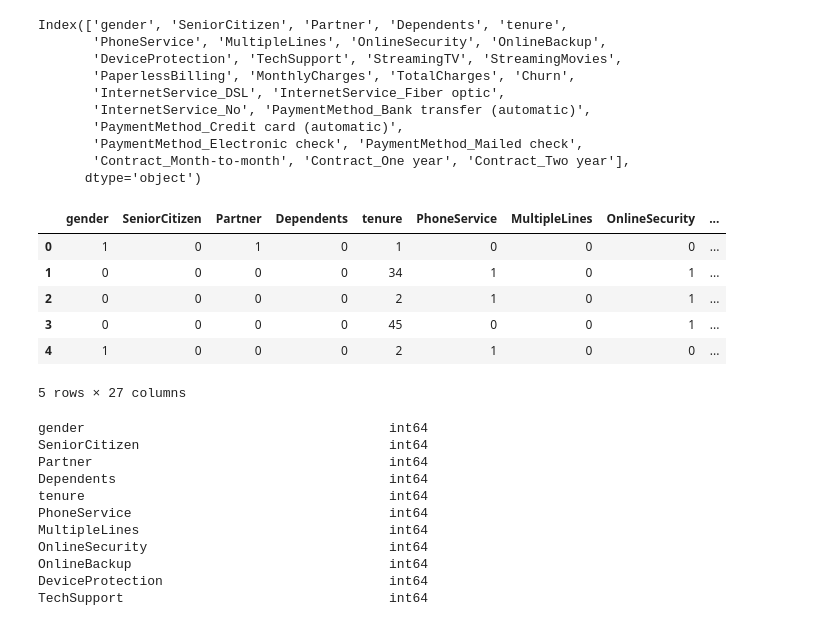
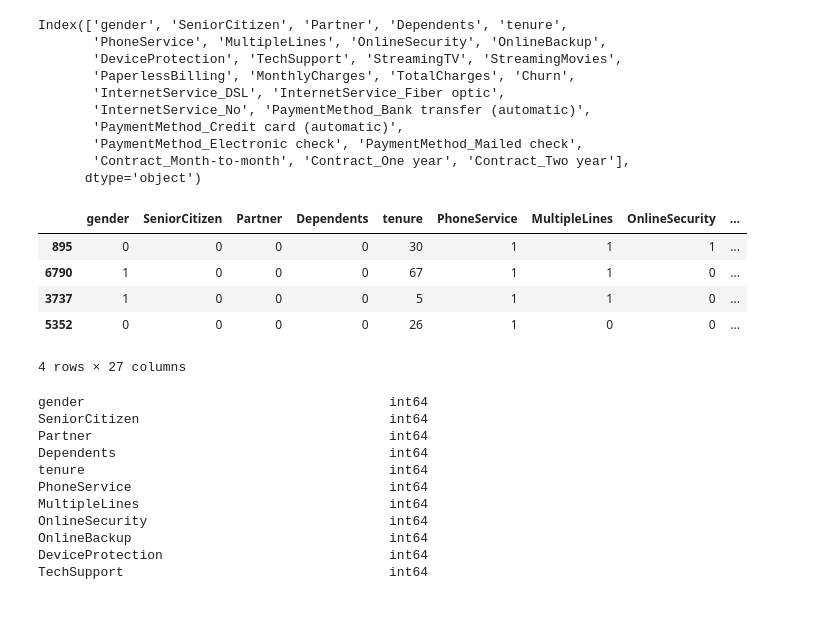
Before and after one commit to i-vanshika/Customer-Churn-Prediction-Using-ANN, a Jupyter notebook: Customer_churn .ipynb, the cells around one changed output. Cells and saved outputs as stored; diff of their text form; code cells hidden in the pictures.

```diff
--- a/Customer_churn .ipynb
+++ b/Customer_churn .ipynb
@@ -400,15 +439,15 @@ Index(['gender', 'SeniorCitizen', 'Partner', 'Dependents', 'tenure',
        'Contract_Month-to-month', 'Contract_One year', 'Contract_Two year'],
       dtype='object')
 # %%
-df2.head()
+df2.sample(4)
+# Removed 3 columns an added 10 columns hence 27 columns
 # %% [output]
 |  | gender | SeniorCitizen | Partner | Dependents | tenure | PhoneService | MultipleLines | OnlineSecurity | ... |
-| 0 | 1 | 0 | 1 | 0 | 1 | 0 | 0 | 0 | ... |
-| 1 | 0 | 0 | 0 | 0 | 34 | 1 | 0 | 1 | ... |
-| 2 | 0 | 0 | 0 | 0 | 2 | 1 | 0 | 1 | ... |
-| 3 | 0 | 0 | 0 | 0 | 45 | 0 | 0 | 1 | ... |
-| 4 | 1 | 0 | 0 | 0 | 2 | 1 | 0 | 0 | ... |
+| 895 | 0 | 0 | 0 | 0 | 30 | 1 | 1 | 1 | ... |
+| 6790 | 1 | 0 | 0 | 0 | 67 | 1 | 1 | 0 | ... |
+| 3737 | 1 | 0 | 0 | 0 | 5 | 1 | 1 | 0 | ... |
+| 5352 | 0 | 0 | 0 | 0 | 26 | 1 | 0 | 0 | ... |
-5 rows × 27 columns
+4 rows × 27 columns
 # %%
 df2.dtypes
 # %% [output]
```
Also changed, not shown: parts of 28 cells of this notebook.
